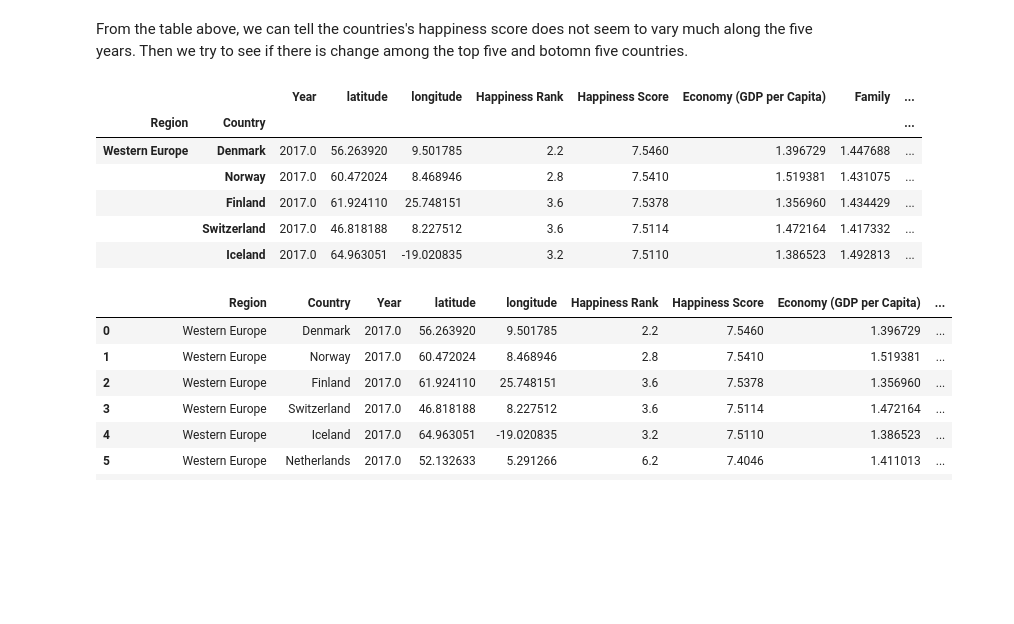
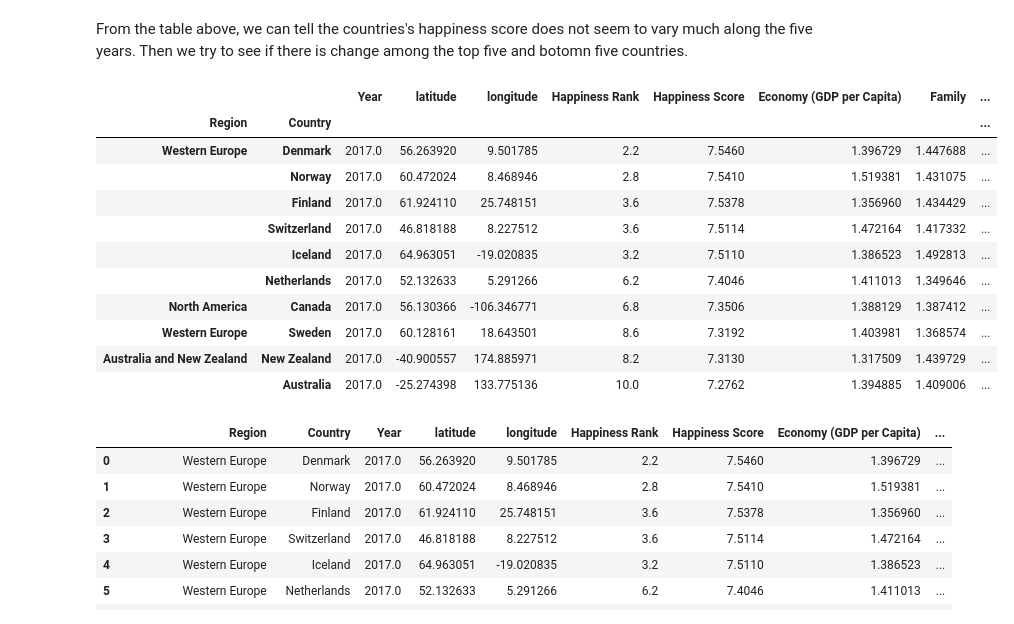
Before and after one commit to nguye453/ucsd_bootcamp_project1, a Jupyter notebook: March23-Copy1.ipynb, the cells around one changed output. Drawn from its saved outputs; the diff is of its cells as text; code cells hidden in the pictures; blank space fills up the shorter version.

```diff
--- a/March23-Copy1.ipynb
+++ b/March23-Copy1.ipynb
@@ -182,15 +185,20 @@ year_df["Happiness Score"].describe()
 # %% [markdown]
 From the table above, we can tell the countries's happiness score does not seem to vary much along the five years. Then we try to see if there is change among the top five and botomn five countries.
 # %%
-group_df.sort_values(by="Happiness Score", ascending=False).head(5)
+country_group_df.sort_values(by="Happiness Score", ascending=False).head(10)
 # %% [output]
 |  |  | Year | latitude | longitude | Happiness Rank | Happiness Score | Economy (GDP per Capita) | Family | ... |
 | Region | Country |  |  |  |  |  |  |  | ... |
 | Western Europe | Denmark | 2017.0 | 56.263920 | 9.501785 | 2.2 | 7.5460 | 1.396729 | 1.447688 | ... |
 |  | Norway | 2017.0 | 60.472024 | 8.468946 | 2.8 | 7.5410 | 1.519381 | 1.431075 | ... |
 |  | Finland | 2017.0 | 61.924110 | 25.748151 | 3.6 | 7.5378 | 1.356960 | 1.434429 | ... |
 |  | Switzerland | 2017.0 | 46.818188 | 8.227512 | 3.6 | 7.5114 | 1.472164 | 1.417332 | ... |
 |  | Iceland | 2017.0 | 64.963051 | -19.020835 | 3.2 | 7.5110 | 1.386523 | 1.492813 | ... |
+|  | Netherlands | 2017.0 | 52.132633 | 5.291266 | 6.2 | 7.4046 | 1.411013 | 1.349646 | ... |
+| North America | Canada | 2017.0 | 56.130366 | -106.346771 | 6.8 | 7.3506 | 1.388129 | 1.387412 | ... |
+| Western Europe | Sweden | 2017.0 | 60.128161 | 18.643501 | 8.6 | 7.3192 | 1.403981 | 1.368574 | ... |
+| Australia and New Zealand | New Zealand | 2017.0 | -40.900557 | 174.885971 | 8.2 | 7.3130 | 1.317509 | 1.439729 | ... |
+|  | Australia | 2017.0 | -25.274398 | 133.775136 | 10.0 | 7.2762 | 1.394885 | 1.409006 | ... |
 # %%
 top_ten
 # %% [output]
```
Also changed, not shown: parts of 15 cells of this notebook, 1 other file.
